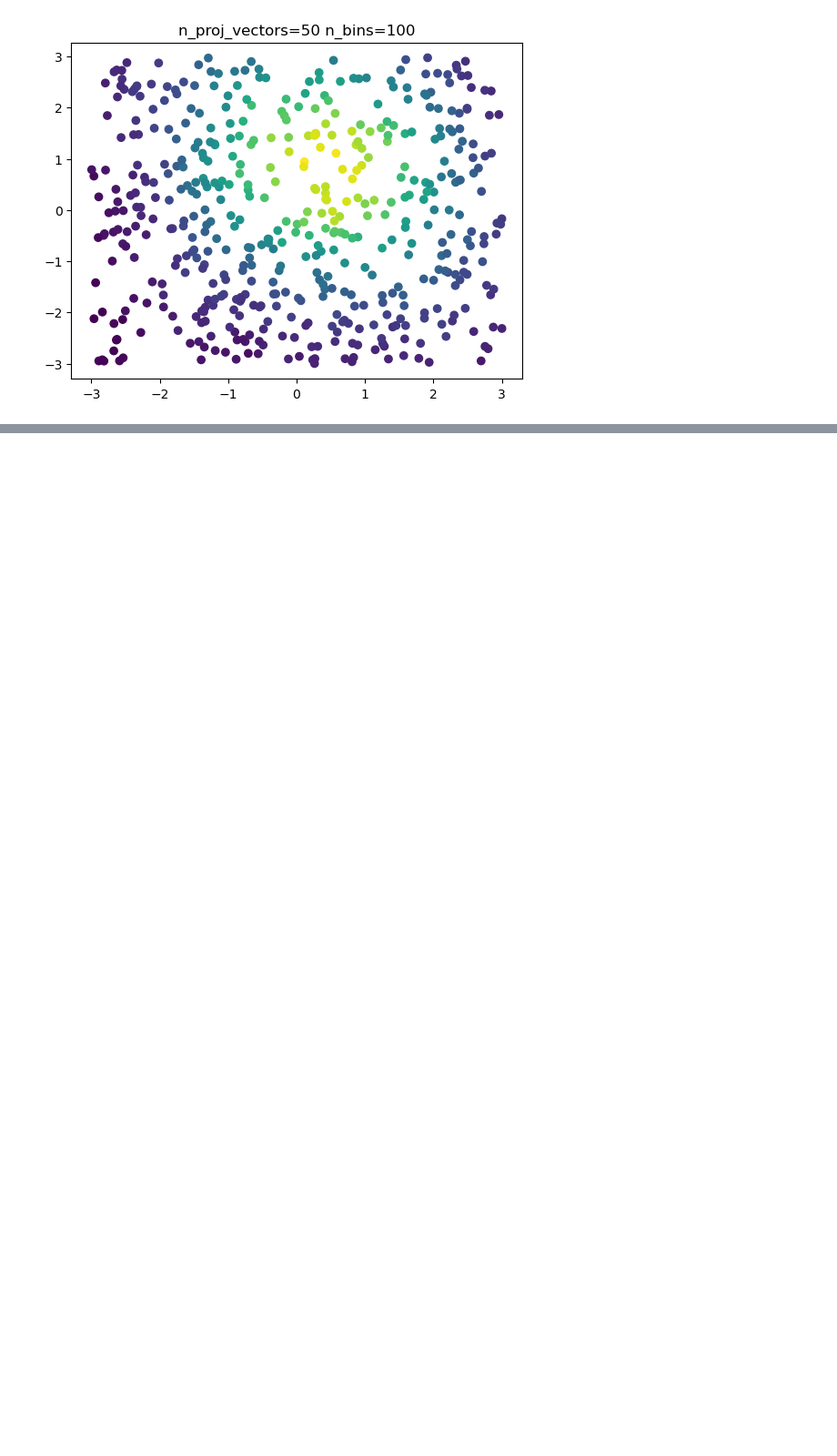
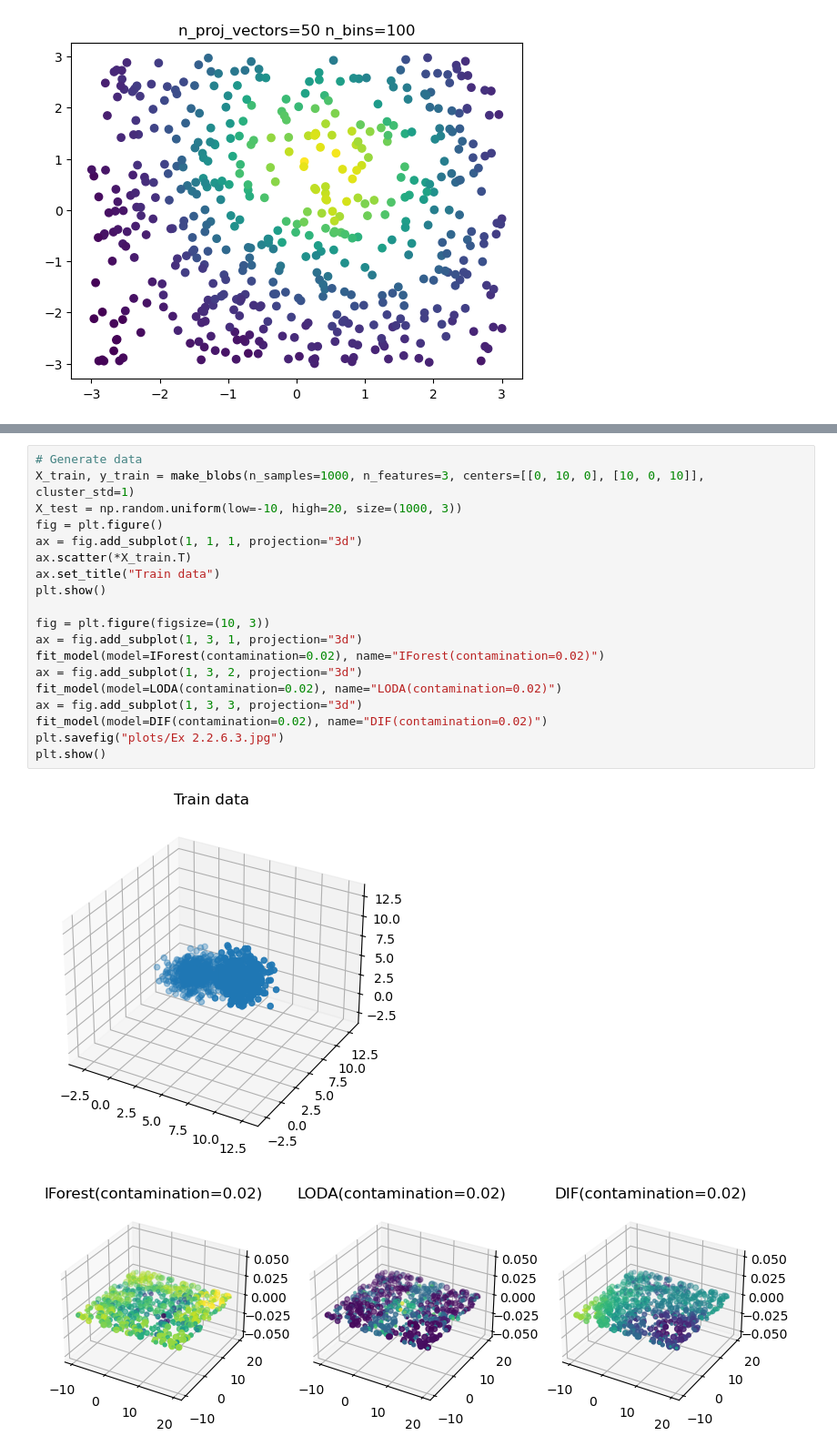
Before and after one commit to popastefan10/AnomalyDetectionLab, a Jupyter notebook: Lab 3/main.ipynb, the cells around one changed output, grey strips where cells are left out. Shown at 91% size. Cells and saved outputs as stored; diff of their text form; blank space fills up the shorter version.

```diff
--- a/Lab 3/main.ipynb
+++ b/Lab 3/main.ipynb
@@ -103,0 +163,22 @@ for n_proj_vectors, n_bins in zip([5, 5, 50, 50], [10, 100, 10, 100]):
+# %%
+# Generate data
+X_train, y_train = make_blobs(n_samples=1000, n_features=3, centers=[[0, 10, 0], [10, 0, 10]], cluster_std=1)
+X_test = np.random.uniform(low=-10, high=20, size=(1000, 3))
+fig = plt.figure()
+ax = fig.add_subplot(1, 1, 1, projection="3d")
+ax.scatter(*X_train.T)
+ax.set_title("Train data")
+plt.show()
+
+fig = plt.figure(figsize=(10, 3))
+ax = fig.add_subplot(1, 3, 1, projection="3d")
+fit_model(model=IForest(contamination=0.02), name="IForest(contamination=0.02)")
+ax = fig.add_subplot(1, 3, 2, projection="3d")
+fit_model(model=LODA(contamination=0.02), name="LODA(contamination=0.02)")
+ax = fig.add_subplot(1, 3, 3, projection="3d")
+fit_model(model=DIF(contamination=0.02), name="DIF(contamination=0.02)")
+plt.savefig("plots/Ex 2.2.6.3.jpg")
+plt.show()
+# %% [output]
+[figure, added]
+[figure, added]
```
Also changed, not shown: parts of 8 cells of this notebook, 6 other files.
